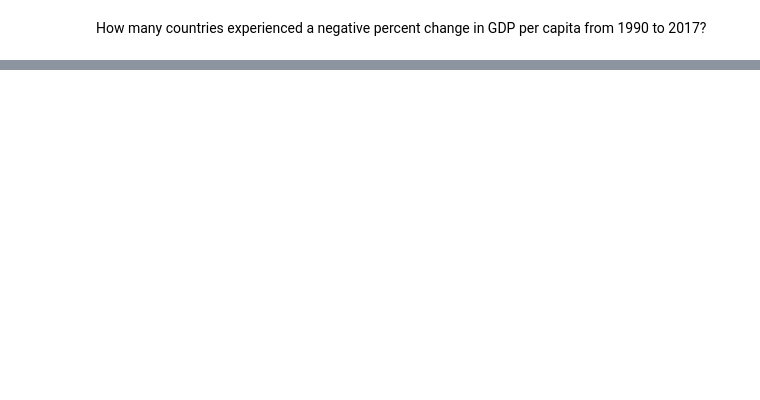
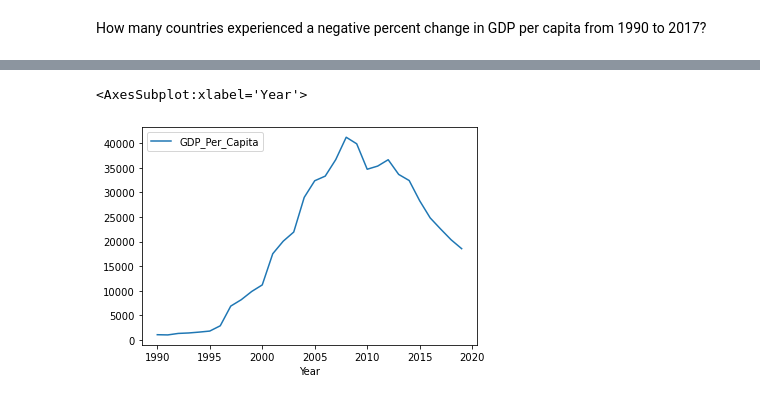
Before and after one commit to nss-data-science-cohort-6/un_data_question-Garrett-Holland, a Jupyter notebook: notebook/UN_Data_Exploration.ipynb, the cells around one changed output, grey strips where cells are left out. Saved outputs shown, nothing was run; the diff lists cells and outputs as text; code cells hidden in the pictures; blank space fills up the shorter version.

```diff
--- a/notebook/UN_Data_Exploration.ipynb
+++ b/notebook/UN_Data_Exploration.ipynb
@@ -185,0 +228,5 @@ How many countries experienced a negative percent change in GDP per capita from
+# %%
+gdp_df[gdp_df['Country'] == 'Equatorial Guinea'].plot(x='Year', y='GDP_Per_Capita')
+# %% [output]
+<AxesSubplot:xlabel='Year'>
+[figure, added]
```
Also changed, not shown: parts of 11 cells of this notebook.
